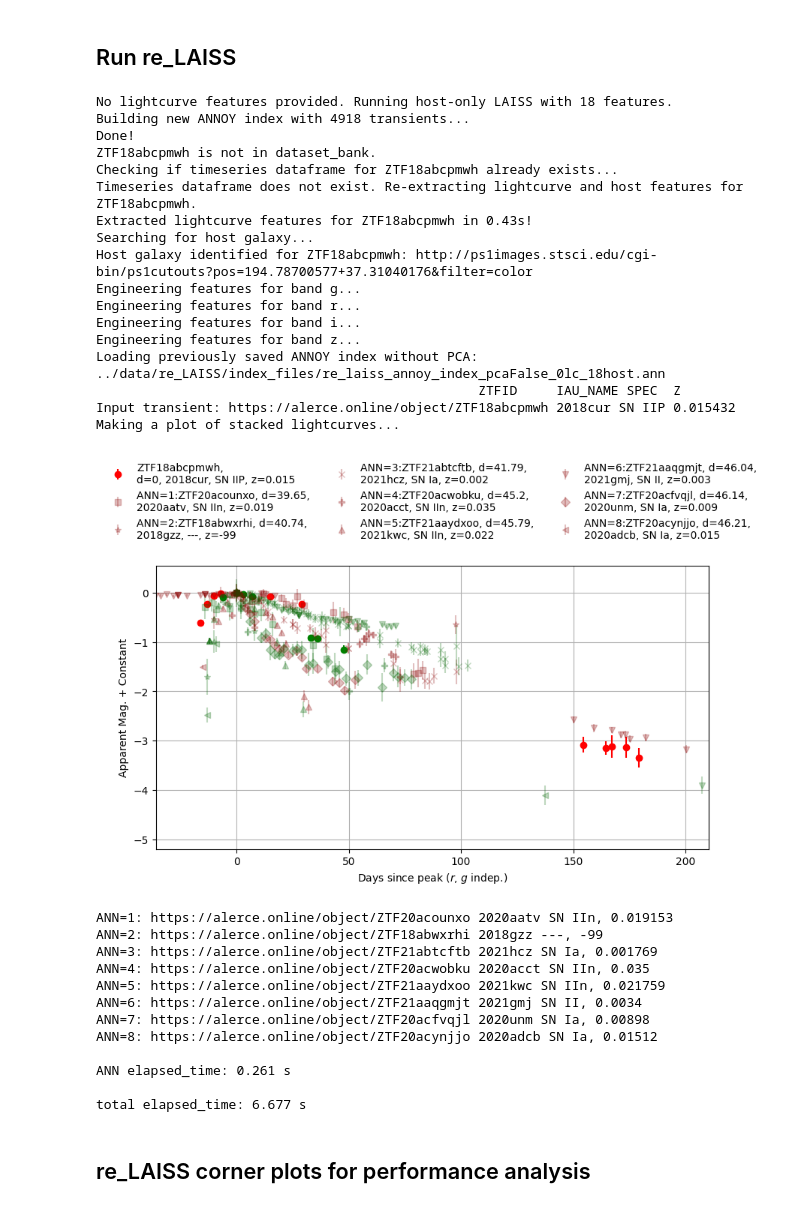
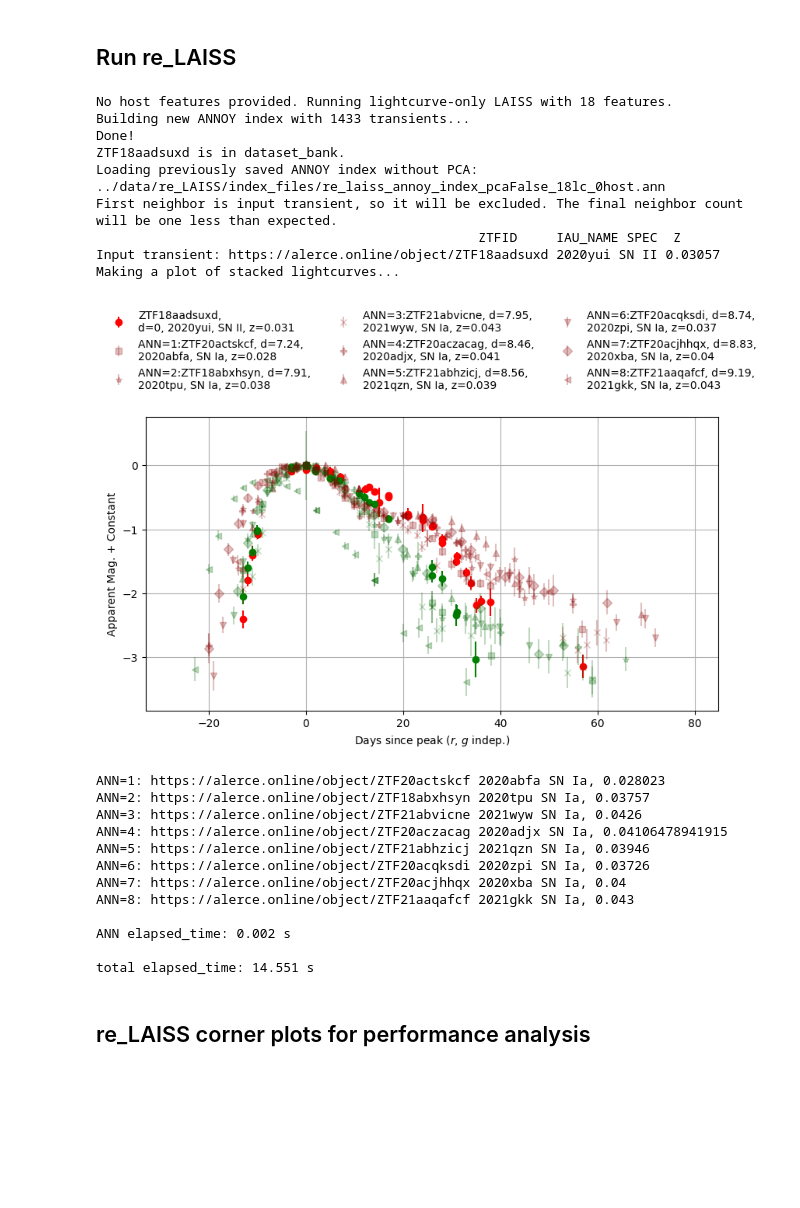
Before and after one commit to evan-reynolds/laiss_timedomainanomalies, a Jupyter notebook: notebooks/re_LAISS.ipynb, the cells around one changed output. Cells and saved outputs as stored; diff of their text form; code cells hidden in the pictures; blank space fills up the shorter version.

```diff
--- a/notebooks/re_LAISS.ipynb
+++ b/notebooks/re_LAISS.ipynb
@@ -104,65 +104,58 @@ from mod_laiss_functions import *
 # %%
 lc_feature_names = constants.lc_features_const.copy()
 host_feature_names = constants.host_features_const.copy()
 
 # ZTF21aaublej is Ia, ZTF18acaqdaa is TDE
 # For paper: Blue spiral: ZTF18abcpmwh or ZTF18ablqlzp, White eliptical: ZTF18abcvush, Reddish Elliptical: ZTF18abqlpgq
-queried_ztf_id = 'ZTF18abcpmwh'
+queried_ztf_id = 'ZTF18aadsuxd'
 
 # theorized_lc_path = 'data/theorized_lc/slsnI.csv'
 # theorized_lightcurve_df = pd.read_csv('../' + theorized_lc_path)
 
 neighbors_df, primer_dict = re_LAISS(
     transient_ztf_id=queried_ztf_id,
     # theorized_lightcurve_df=theorized_lightcurve_df,
     # host_ztf_id_to_swap_in='ZTF21aaublej',
-    path_to_dataset_bank='../data/test_final_df_bank_re_laiss.csv',
+    path_to_dataset_bank='../data/for_comparing_lc_feats_df_bank.csv',
     path_to_timeseries_folder = '../timeseries',
-    host_feature_names=host_feature_names,
-    lc_feature_names=[],
+    host_feature_names=[],
+    lc_feature_names=lc_feature_names,
     path_to_sfd_data_folder="../data/sfddata-master",
     use_pca=False,
     num_pca_components=None,
     force_recreation_of_annoy_index=True,
     index_folder_relative_path="../data/re_LAISS/index_files",
-    neighbors=8,
+    neighbors=9,
     suggest_neighbor_num=False,
     max_neighbor_distance=None,
     search_k=5000,
+    upweight_lc_feats_factor=1,
     return_neighbor_results=True,
     run_AD=False,
 )
 # %% [output]
-No lightcurve features provided. Running host-only LAISS with 18 features.
-Building new ANNOY index with 4918 transients...
+No host features provided. Running lightcurve-only LAISS with 18 features.
+Building new ANNOY index with 1433 transients...
 Done!
-ZTF18abcpmwh is not in dataset_bank.
-Checking if timeseries dataframe for ZTF18abcpmwh already exists...
-Timeseries dataframe does not exist. Re-extracting lightcurve and host features for ZTF18abcpmwh.
-Extracted lightcurve features for ZTF18abcpmwh in 0.43s!
-Searching for host galaxy...
-Host galaxy identified for ZTF18abcpmwh: http://ps1images.stsci.edu/cgi-bin/ps1cutouts?pos=194.78700577+37.31040176&filter=color
-Engineering features for band g...
-Engineering features for band r...
-Engineering features for band i...
-Engineering features for band z...
-Loading previously saved ANNOY index without PCA: ../data/re_LAISS/index_files/re_laiss_annoy_index_pcaFalse_0lc_18host.ann
+ZTF18aadsuxd is in dataset_bank.
+Loading previously saved ANNOY index without PCA: ../data/re_LAISS/index_files/re_laiss_annoy_index_pcaFalse_18lc_0host.ann
+First neighbor is input transient, so it will be excluded. The final neighbor count will be one less than expected.
                                                  ZTFID     IAU_NAME SPEC  Z
-Input transient: https://alerce.online/object/ZTF18abcpmwh 2018cur SN IIP 0.015432
+Input transient: https://alerce.online/object/ZTF18aadsuxd 2020yui SN II 0.03057
 Making a plot of stacked lightcurves...
-[figure, old version]
+[figure, new version]
-ANN=1: https://alerce.online/object/ZTF20acounxo 2020aatv SN IIn, 0.019153
-ANN=2: https://alerce.online/object/ZTF18abwxrhi 2018gzz ---, -99
-ANN=3: https://alerce.online/object/ZTF21abtcftb 2021hcz SN Ia, 0.001769
-ANN=4: https://alerce.online/object/ZTF20acwobku 2020acct SN IIn, 0.035
-ANN=5: https://alerce.online/object/ZTF21aaydxoo 2021kwc SN IIn, 0.021759
-ANN=6: https://alerce.online/object/ZTF21aaqgmjt 2021gmj SN II, 0.0034
-ANN=7: https://alerce.online/object/ZTF20acfvqjl 2020unm SN Ia, 0.00898
-ANN=8: https://alerce.online/object/ZTF20acynjjo 2020adcb SN Ia, 0.01512
+ANN=1: https://alerce.online/object/ZTF20actskcf 2020abfa SN Ia, 0.028023
+ANN=2: https://alerce.online/object/ZTF18abxhsyn 2020tpu SN Ia, 0.03757
+ANN=3: https://alerce.online/object/ZTF21abvicne 2021wyw SN Ia, 0.0426
+ANN=4: https://alerce.online/object/ZTF20aczacag 2020adjx SN Ia, 0.04106478941915
+ANN=5: https://alerce.online/object/ZTF21abhzicj 2021qzn SN Ia, 0.03946
+ANN=6: https://alerce.online/object/ZTF20acqksdi 2020zpi SN Ia, 0.03726
+ANN=7: https://alerce.online/object/ZTF20acjhhqx 2020xba SN Ia, 0.04
+ANN=8: https://alerce.online/object/ZTF21aaqafcf 2021gkk SN Ia, 0.043
 
-ANN elapsed_time: 0.261 s
+ANN elapsed_time: 0.002 s
 
-total elapsed_time: 6.677 s
+total elapsed_time: 14.551 s
 # %% [markdown]
 ## re_LAISS corner plots for performance analysis
 # %%
```
Also changed, not shown: 3 other files.
